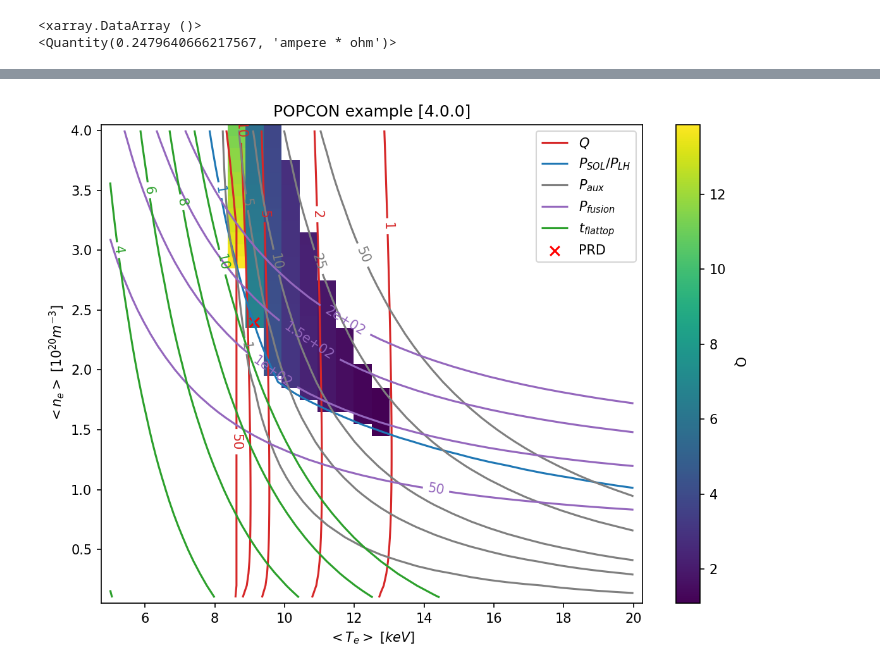
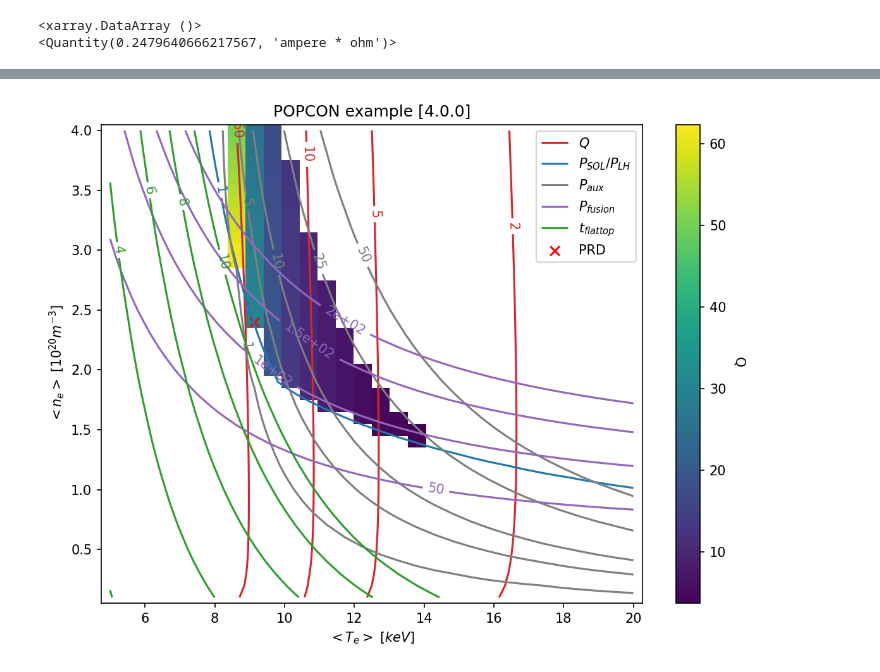
Before and after one commit to cfs-energy/cfspopcon, a Jupyter notebook: example_cases/time_independent_inductance_and_fluxes.ipynb, the cells around one changed output, grey strips where cells are left out. Cells and saved outputs as stored; diff of their text form; code cells hidden in the pictures.

Commit message:
Made a separate yaml file for the flux tutorial

```diff
--- a/example_cases/time_independent_inductance_and_fluxes.ipynb
+++ b/example_cases/time_independent_inductance_and_fluxes.ipynb
@@ -338,7 +338,7 @@ print(loop_voltage)
 <Quantity(0.2479640666217567, 'ampere * ohm')>
 # %%
 ### LOAD DATA ###
-input_parameters, algorithm, points  = cfspopcon.read_case("SPARC_PRD")
+input_parameters, algorithm, points  = cfspopcon.read_case("SPARC_PRD_fluxes_inductances")
 dataset = xr.Dataset(input_parameters)
 # %%
 ### UPDATE DATASET and CALCULATE INDUCTANCES and FLUXES FLATTOP###
@@ -372,14 +372,14 @@ Coordinates:
   * dim_average_electron_density  (dim_average_electron_density) float64 1.0 ...
   * dim_average_electron_temp     (dim_average_electron_temp) float64 5.0 ......
 # %%
-plot_style = cfspopcon.read_plot_style("./SPARC_PRD/plot_popcon.yaml")
+plot_style = cfspopcon.read_plot_style("./SPARC_PRD_fluxes_inductances/plot_popcon.yaml")
 
 cfspopcon.plotting.make_plot(
     dataset,
     plot_style,
     points=points,
     title="POPCON example",
     output_dir=None
 )
 # %% [output]
-[figure, old version]
+[figure, new version]
```
Also changed, not shown: parts of 2 cells of this notebook, 2 other files.
